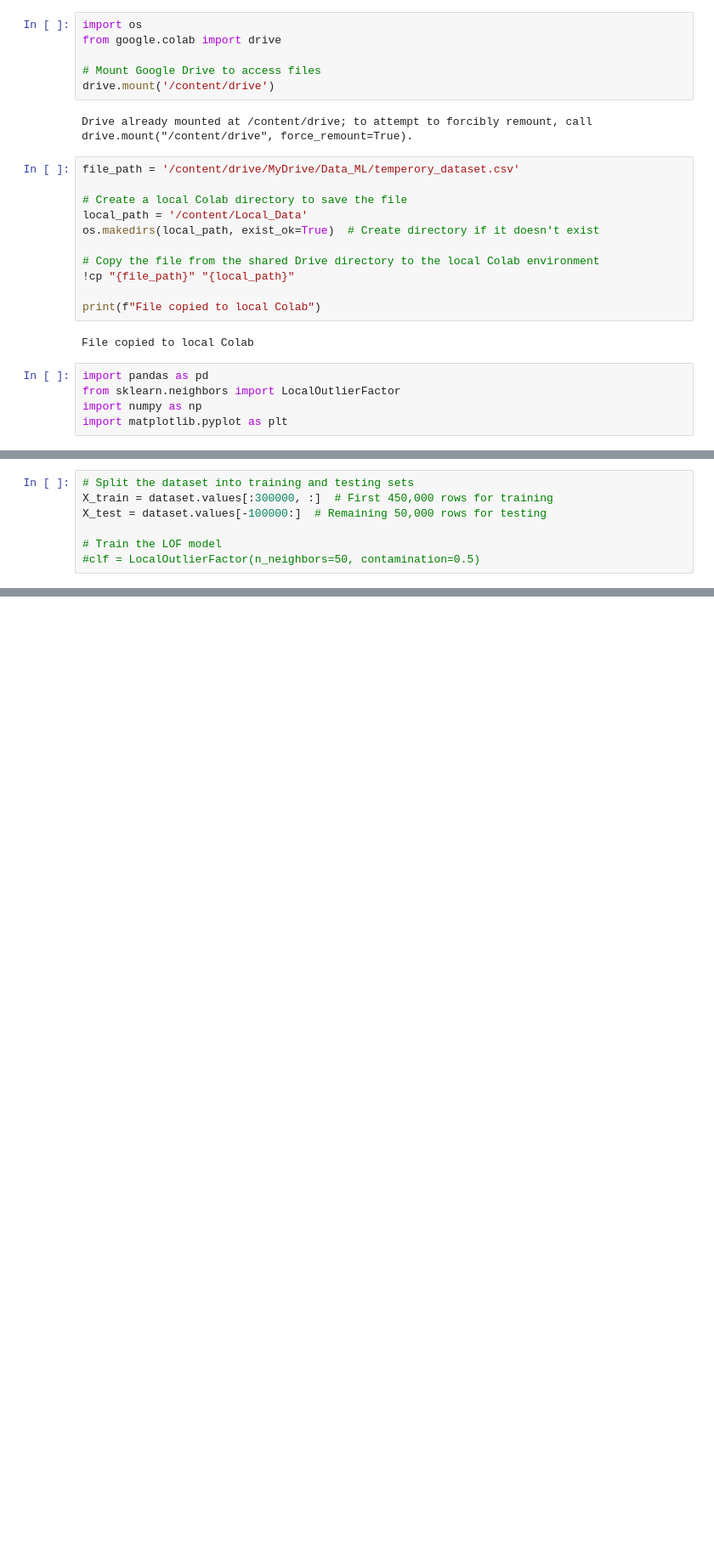
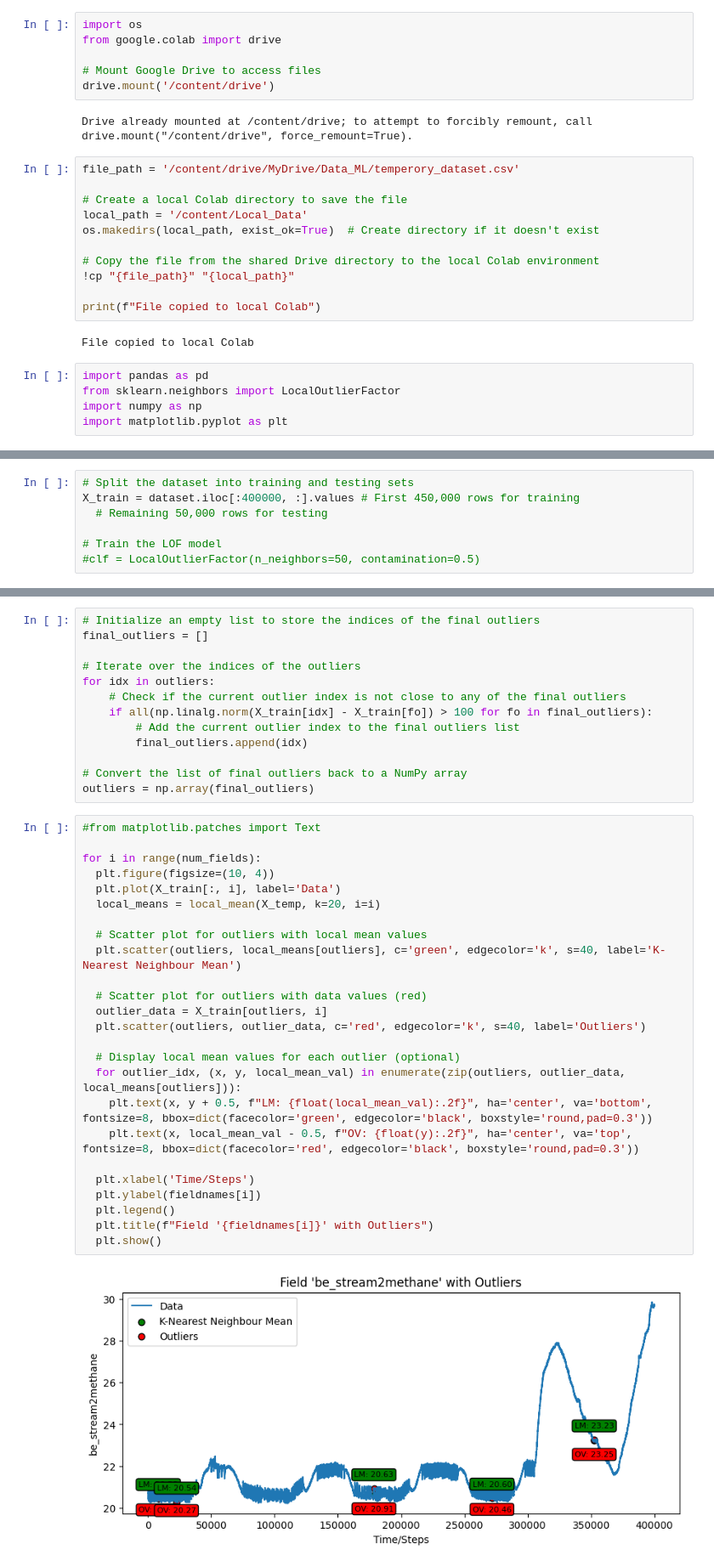
Before and after one commit to Amal-Baby-Mathews/Mega_ML, a Jupyter notebook: LOF_multivariate.ipynb, the cells around one changed output, grey strips where cells are left out. Shown at 85% size. Saved outputs shown, nothing was run; the diff lists cells and outputs as text; blank space fills up the shorter version.

```diff
--- a/LOF_multivariate.ipynb
+++ b/LOF_multivariate.ipynb
@@ -40,7 +43,7 @@ dataset = read_csv_dataset(r"/content/Local_Data/temperory_dataset.csv", fieldna
 # %%
 # Split the dataset into training and testing sets
-X_train = dataset.values[:300000, :]  # First 450,000 rows for training
-X_test = dataset.values[-100000:]  # Remaining 50,000 rows for testing
+X_train = dataset.iloc[:400000, :].values # First 450,000 rows for training
+  # Remaining 50,000 rows for testing
 
 # Train the LOF model
 #clf = LocalOutlierFactor(n_neighbors=50, contamination=0.5)
@@ -93,0 +104,40 @@ for i in range(num_fields):
+# %%
+# Initialize an empty list to store the indices of the final outliers
+final_outliers = []
+
+# Iterate over the indices of the outliers
+for idx in outliers:
+    # Check if the current outlier index is not close to any of the final outliers
+    if all(np.linalg.norm(X_train[idx] - X_train[fo]) > 100 for fo in final_outliers):
+        # Add the current outlier index to the final outliers list
+        final_outliers.append(idx)
+
+# Convert the list of final outliers back to a NumPy array
+outliers = np.array(final_outliers)
+# %%
+#from matplotlib.patches import Text
+
+for i in range(num_fields):
+  plt.figure(figsize=(10, 4))
+  plt.plot(X_train[:, i], label='Data')
+  local_means = local_mean(X_temp, k=20, i=i)
+
+  # Scatter plot for outliers with local mean values
+  plt.scatter(outliers, local_means[outliers], c='green', edgecolor='k', s=40, label='K-Nearest Neighbour Mean')
+
+  # Scatter plot for outliers with data values (red)
+  outlier_data = X_train[outliers, i]
+  plt.scatter(outliers, outlier_data, c='red', edgecolor='k', s=40, label='Outliers')
+
+  # Display local mean values for each outlier (optional)
+  for outlier_idx, (x, y, local_mean_val) in enumerate(zip(outliers, outlier_data, local_means[outliers])):
+    plt.text(x, y + 0.5, f"LM: {float(local_mean_val):.2f}", ha='center', va='bottom', fontsize=8, bbox=dict(facecolor='green', edgecolor='black', boxstyle='round,pad=0.3'))
+    plt.text(x, local_mean_val - 0.5, f"OV: {float(y):.2f}", ha='center', va='top', fontsize=8, bbox=dict(facecolor='red', edgecolor='black', boxstyle='round,pad=0.3'))
+
+  plt.xlabel('Time/Steps')
+  plt.ylabel(fieldnames[i])
+  plt.legend()
+  plt.title(f"Field '{fieldnames[i]}' with Outliers")
+  plt.show()
+# %% [output]
+[figure, added]
```
Also changed, not shown: parts of 7 cells of this notebook.
